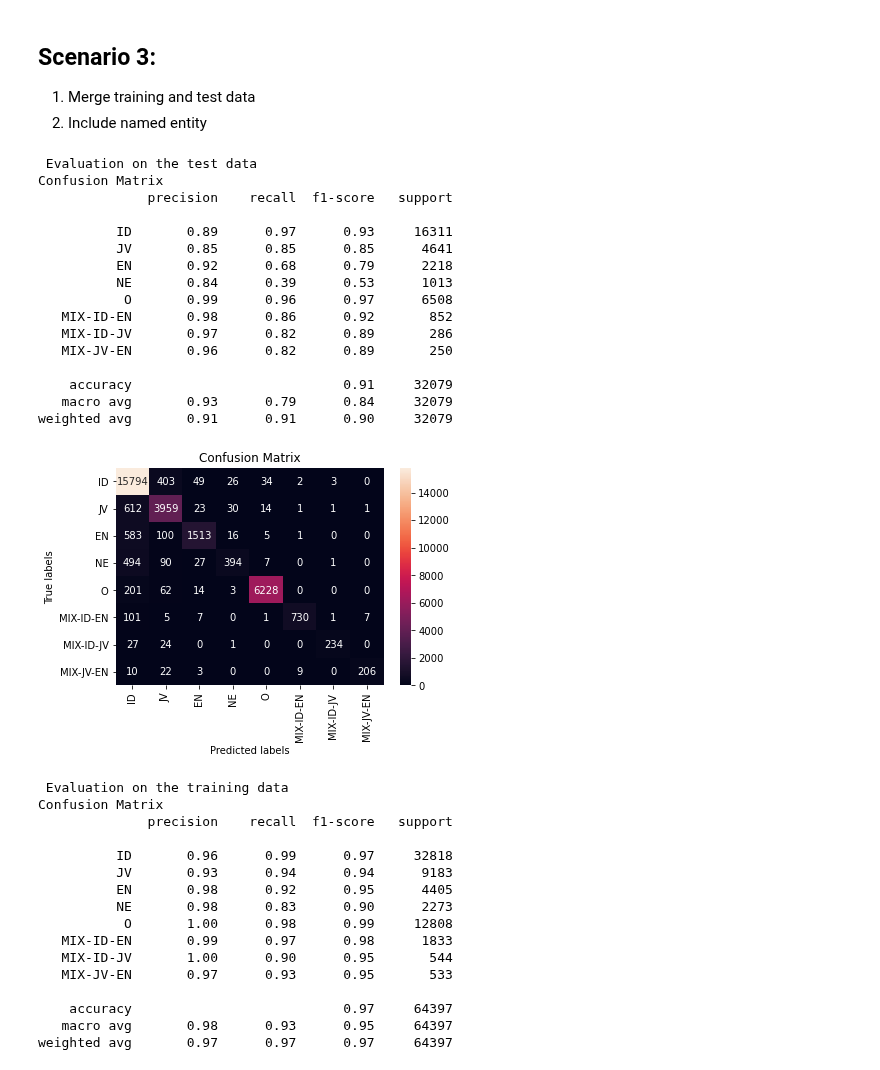
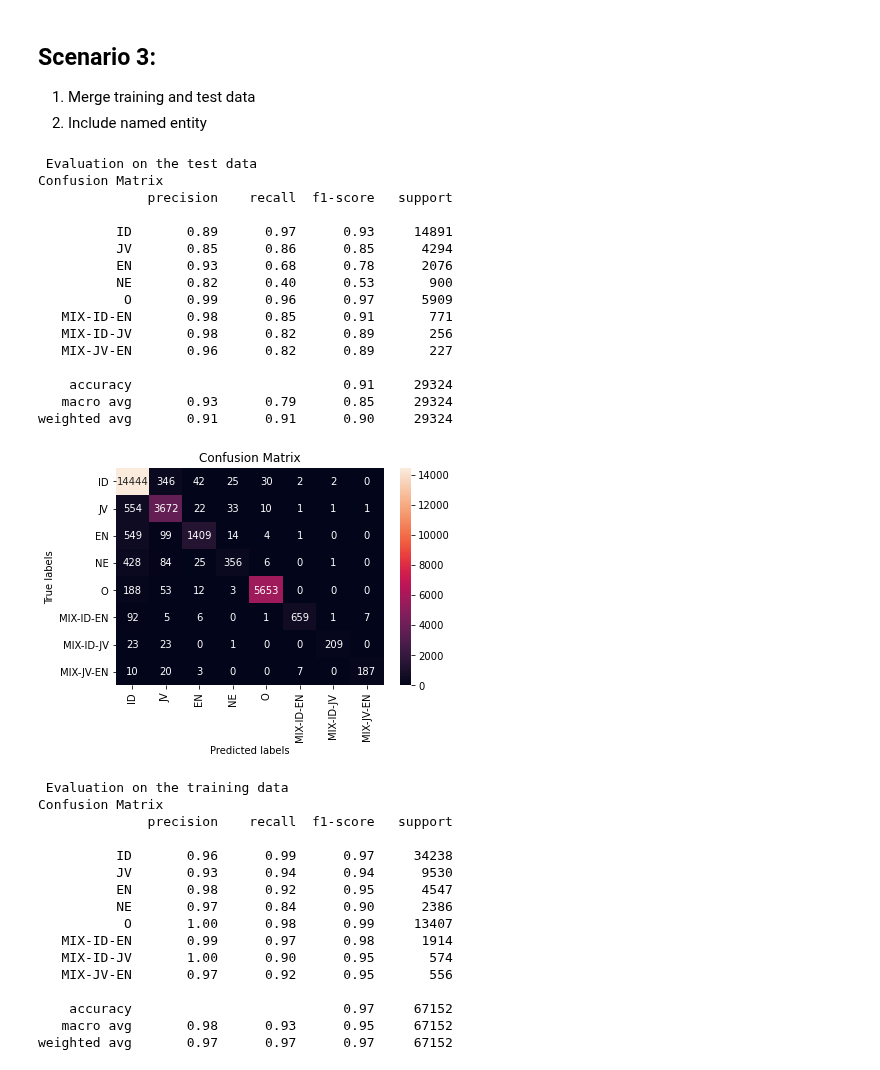
Before and after one commit to fathanick/Word-level-Indonesian-Javanese-English-code-mixed-language-identification, a Jupyter notebook: crf/langid_crf_sc3.ipynb, the cells around one changed output. Saved outputs shown, nothing was run; the diff lists cells and outputs as text; code cells hidden in the pictures.

```diff
--- a/crf/langid_crf_sc3.ipynb
+++ b/crf/langid_crf_sc3.ipynb
@@ -13,38 +13,38 @@ langid = LanguageIdentifier()
 2. Include named entity
 # %%
 dataset = read_tsv('../raw dataset/all-tagged-090422-merged.tsv')
-langid.train_test_result(data=dataset, test_size=0.33, n_label=8, model_name='mod_090422.pkl')
+langid.train_test_result(data=dataset, test_size=0.3, n_label=8, model_name='mod_090422.pkl')
 # %% [output]
  Evaluation on the test data
 Confusion Matrix
               precision    recall  f1-score   support
 
-          ID       0.89      0.97      0.93     16311
-          JV       0.85      0.85      0.85      4641
-          EN       0.92      0.68      0.79      2218
-          NE       0.84      0.39      0.53      1013
-           O       0.99      0.96      0.97      6508
-   MIX-ID-EN       0.98      0.86      0.92       852
-   MIX-ID-JV       0.97      0.82      0.89       286
-   MIX-JV-EN       0.96      0.82      0.89       250
+          ID       0.89      0.97      0.93     14891
+          JV       0.85      0.86      0.85      4294
+          EN       0.93      0.68      0.78      2076
+          NE       0.82      0.40      0.53       900
+           O       0.99      0.96      0.97      5909
+   MIX-ID-EN       0.98      0.85      0.91       771
+   MIX-ID-JV       0.98      0.82      0.89       256
+   MIX-JV-EN       0.96      0.82      0.89       227
 
-    accuracy                           0.91     32079
-   macro avg       0.93      0.79      0.84     32079
-weighted avg       0.91      0.91      0.90     32079
+    accuracy                           0.91     29324
+   macro avg       0.93      0.79      0.85     29324
+weighted avg       0.91      0.91      0.90     29324
-[figure, old version]
+[figure, new version]
  Evaluation on the training data
 Confusion Matrix
               precision    recall  f1-score   support
 
-          ID       0.96      0.99      0.97     32818
-          JV       0.93      0.94      0.94      9183
-          EN       0.98      0.92      0.95      4405
-          NE       0.98      0.83      0.90      2273
-           O       1.00      0.98      0.99     12808
-   MIX-ID-EN       0.99      0.97      0.98      1833
-   MIX-ID-JV       1.00      0.90      0.95       544
-   MIX-JV-EN       0.97      0.93      0.95       533
+          ID       0.96      0.99      0.97     34238
+          JV       0.93      0.94      0.94      9530
+          EN       0.98      0.92      0.95      4547
+          NE       0.97      0.84      0.90      2386
+           O       1.00      0.98      0.99     13407
+   MIX-ID-EN       0.99      0.97      0.98      1914
+   MIX-ID-JV       1.00      0.90      0.95       574
+   MIX-JV-EN       0.97      0.92      0.95       556
 
-    accuracy                           0.97     64397
-   macro avg       0.98      0.93      0.95     64397
-weighted avg       0.97      0.97      0.97     64397
+    accuracy                           0.97     67152
+   macro avg       0.98      0.93      0.95     67152
+weighted avg       0.97      0.97      0.97     67152
```
Also changed, not shown: parts of 1 cell of this notebook, 11 other files.
